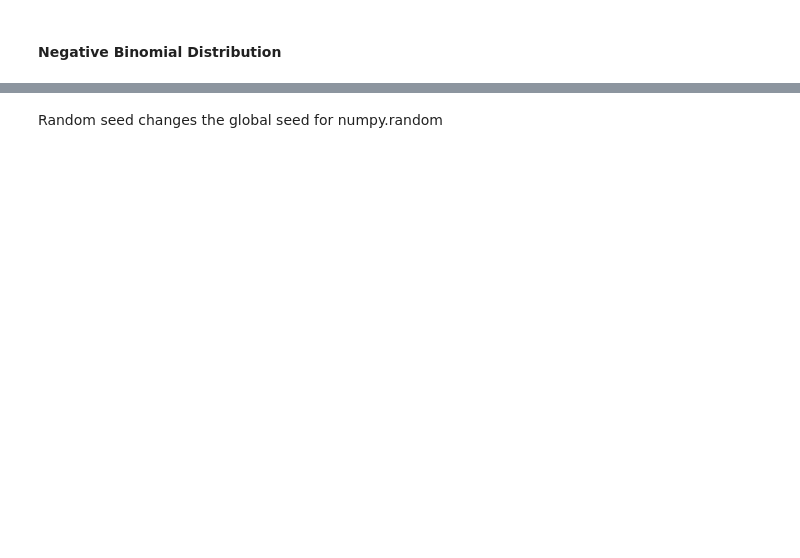
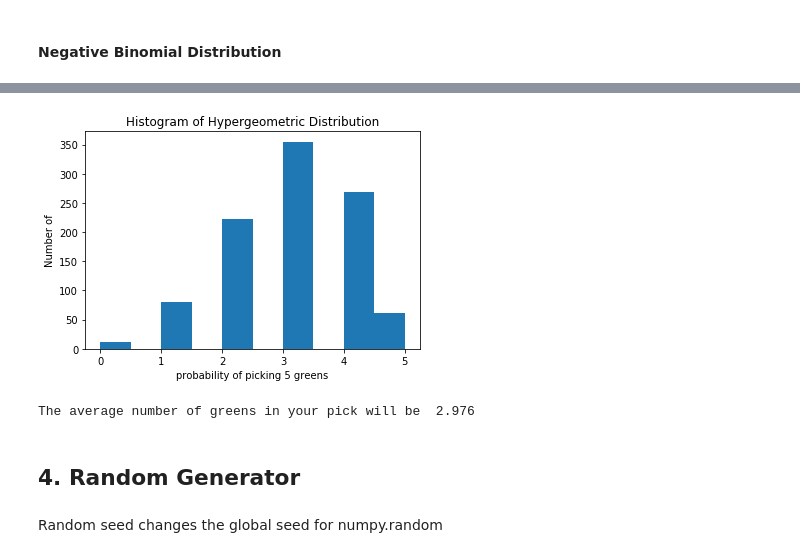
Before and after one commit to dermotkel/programming-for-data-analysis, a Jupyter notebook: Simple Random Data.ipynb, the cells around one changed output, grey strips where cells are left out. Cells and saved outputs as stored; diff of their text form; code cells hidden in the pictures; blank space fills up the shorter version.

Commit message:
Finished hypergeometric distribution

```diff
--- a/Simple Random Data.ipynb
+++ b/Simple Random Data.ipynb
@@ -432,3 +462,19 @@ plt.show()
+# %%
+green, red, pick = 30, 20, 5
+
+hg = np.random.hypergeometric(green, red, pick, 1000)
+
+plt.hist(hg)
+plt.ylabel('Number of')
+plt.xlabel('probability of picking 5 greens')
+plt.title("Histogram of Hypergeometric Distribution")
+plt.show()
+print("The average number of greens in your pick will be ", np.mean(hg))
+# %% [output]
+[figure, added]
+The average number of greens in your pick will be  2.976
+# %% [markdown]
+## 4. Random Generator
 # %%
 rs = np.random.RandomState(5)
 numList = rs.randint(100, size=5)
```
Also changed, not shown: parts of 6 cells of this notebook.
